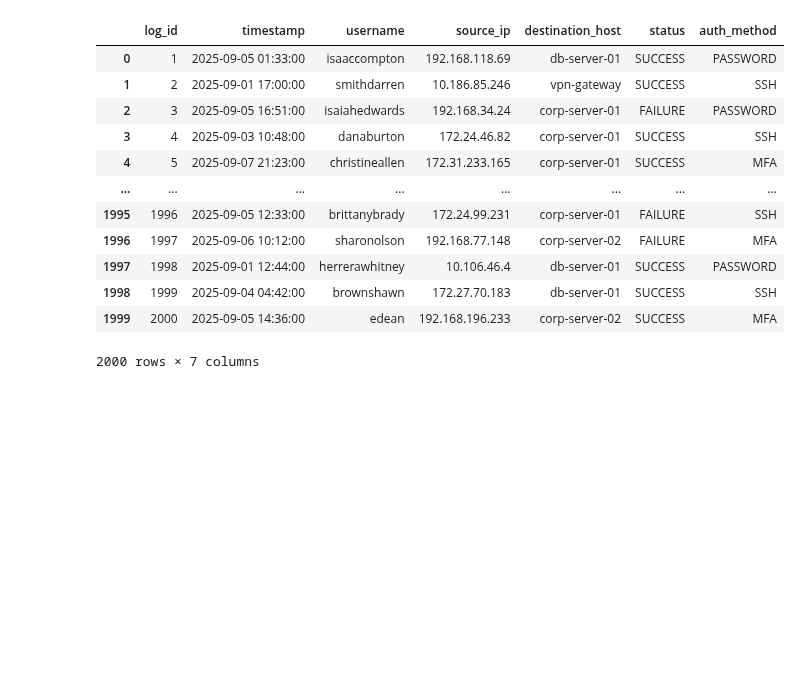
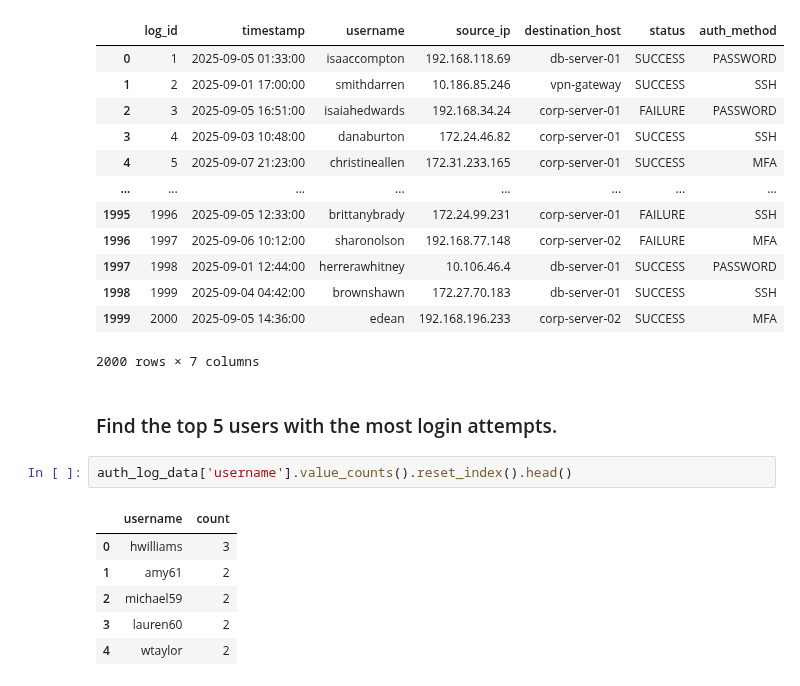
Before and after one commit to Himmu5/data-analysis, a Jupyter notebook: notebooks/cyber_analysis.ipynb, the cells around one changed output. Cells and saved outputs as stored; diff of their text form; blank space fills up the shorter version.

```diff
--- a/notebooks/cyber_analysis.ipynb
+++ b/notebooks/cyber_analysis.ipynb
@@ -62,3 +62,14 @@ auth_log_data
 | 1998 | 1999 | 2025-09-04 04:42:00 | brownshawn | 172.27.70.183 | db-server-01 | SUCCESS | SSH |
 | 1999 | 2000 | 2025-09-05 14:36:00 | edean | 192.168.196.233 | corp-server-02 | SUCCESS | MFA |
 2000 rows × 7 columns
+# %% [markdown]
+### Find the top 5 users with the most login attempts.
+# %%
+auth_log_data['username'].value_counts().reset_index().head()
+# %% [output]
+|  | username | count |
+| 0 | hwilliams | 3 |
+| 1 | amy61 | 2 |
+| 2 | michael59 | 2 |
+| 3 | lauren60 | 2 |
+| 4 | wtaylor | 2 |
```
Also changed, not shown: parts of 7 cells of this notebook.
